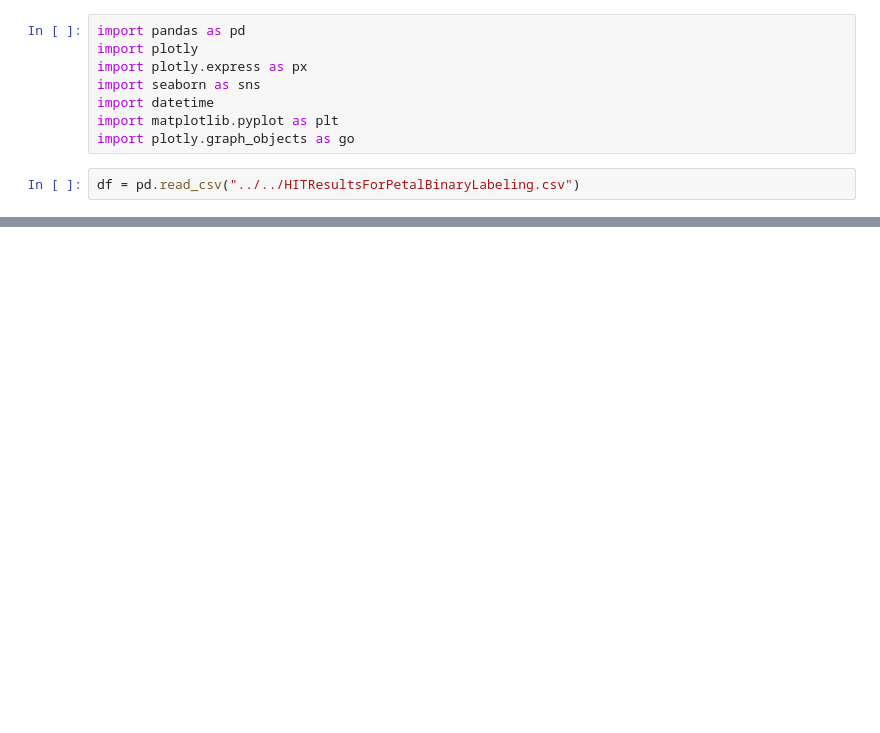
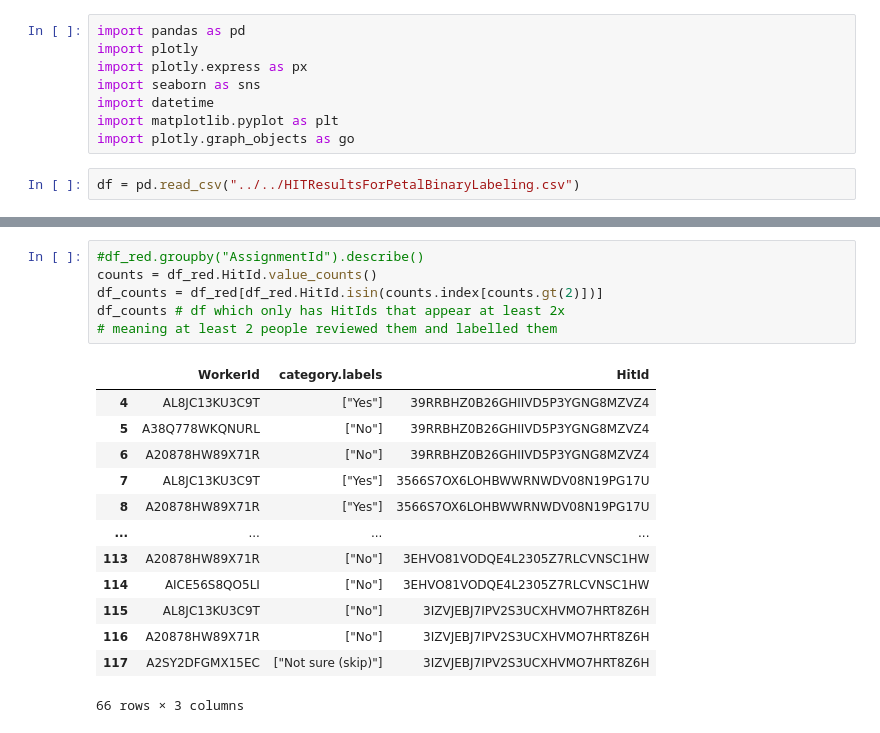
Before and after one commit to nasa-petal/data-collection-and-prep, a Jupyter notebook: notebooks/mturk_worker_comparison_viz.ipynb, the cells around one changed output, grey strips where cells are left out. Drawn from its saved outputs; the diff is of its cells as text; blank space fills up the shorter version.

```diff
--- a/notebooks/mturk_time_of_task.ipynb
+++ b/notebooks/mturk_worker_comparison_viz.ipynb
@@ -77,0 +73,20 @@ Name: TaskDuration, dtype: object
+# %%
+#df_red.groupby("AssignmentId").describe()
+counts = df_red.HitId.value_counts()
+df_counts = df_red[df_red.HitId.isin(counts.index[counts.gt(2)])]
+df_counts # df which only has HitIds that appear at least 2x
+# meaning at least 2 people reviewed them and labelled them
+# %% [output]
+|  | WorkerId | category.labels | HitId |
+| 4 | AL8JC13KU3C9T | ["Yes"] | 39RRBHZ0B26GHIIVD5P3YGNG8MZVZ4 |
+| 5 | A38Q778WKQNURL | ["No"] | 39RRBHZ0B26GHIIVD5P3YGNG8MZVZ4 |
+| 6 | A20878HW89X71R | ["No"] | 39RRBHZ0B26GHIIVD5P3YGNG8MZVZ4 |
+| 7 | AL8JC13KU3C9T | ["Yes"] | 3566S7OX6LOHBWWRNWDV08N19PG17U |
+| 8 | A20878HW89X71R | ["Yes"] | 3566S7OX6LOHBWWRNWDV08N19PG17U |
+| ... | ... | ... | ... |
+| 113 | A20878HW89X71R | ["No"] | 3EHVO81VODQE4L2305Z7RLCVNSC1HW |
+| 114 | AICE56S8QO5LI | ["No"] | 3EHVO81VODQE4L2305Z7RLCVNSC1HW |
+| 115 | AL8JC13KU3C9T | ["No"] | 3IZVJEBJ7IPV2S3UCXHVMO7HRT8Z6H |
+| 116 | A20878HW89X71R | ["No"] | 3IZVJEBJ7IPV2S3UCXHVMO7HRT8Z6H |
+| 117 | A2SY2DFGMX15EC | ["Not sure (skip)"] | 3IZVJEBJ7IPV2S3UCXHVMO7HRT8Z6H |
+66 rows × 3 columns
```
Also changed, not shown: parts of 23 cells of this notebook.
